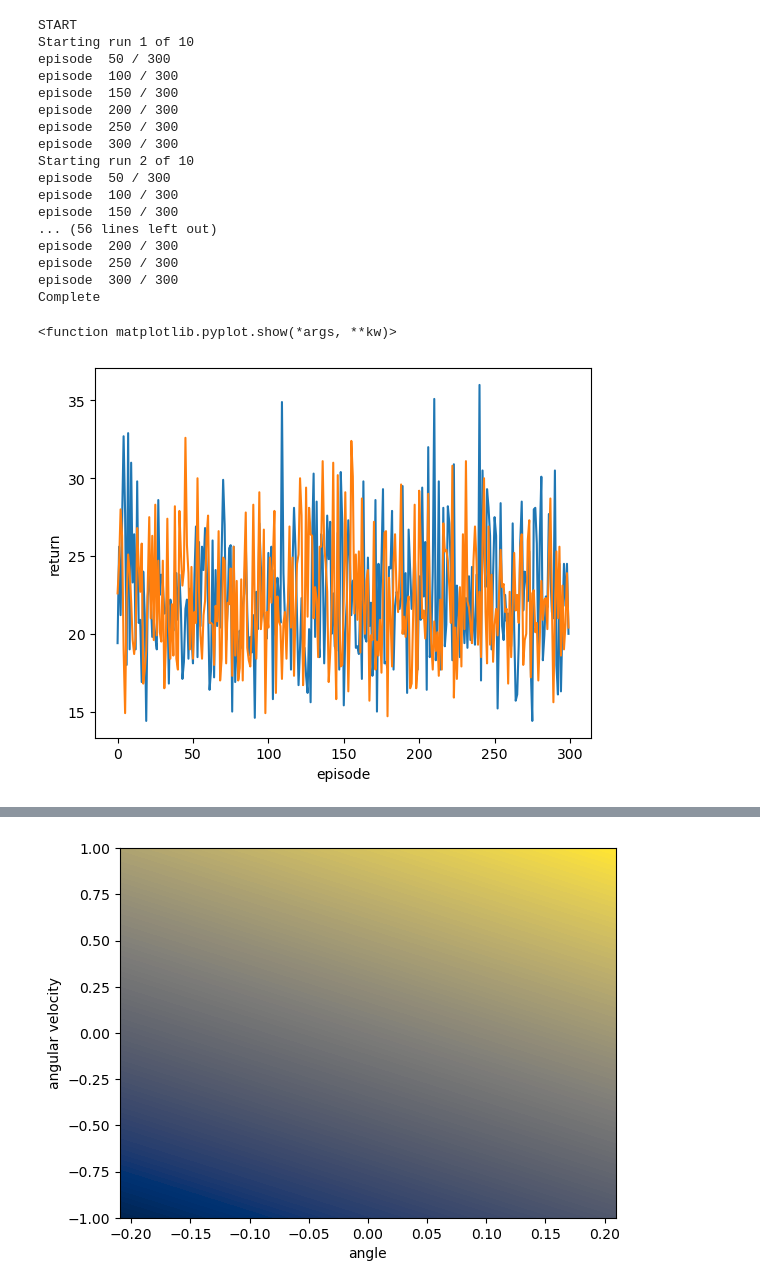
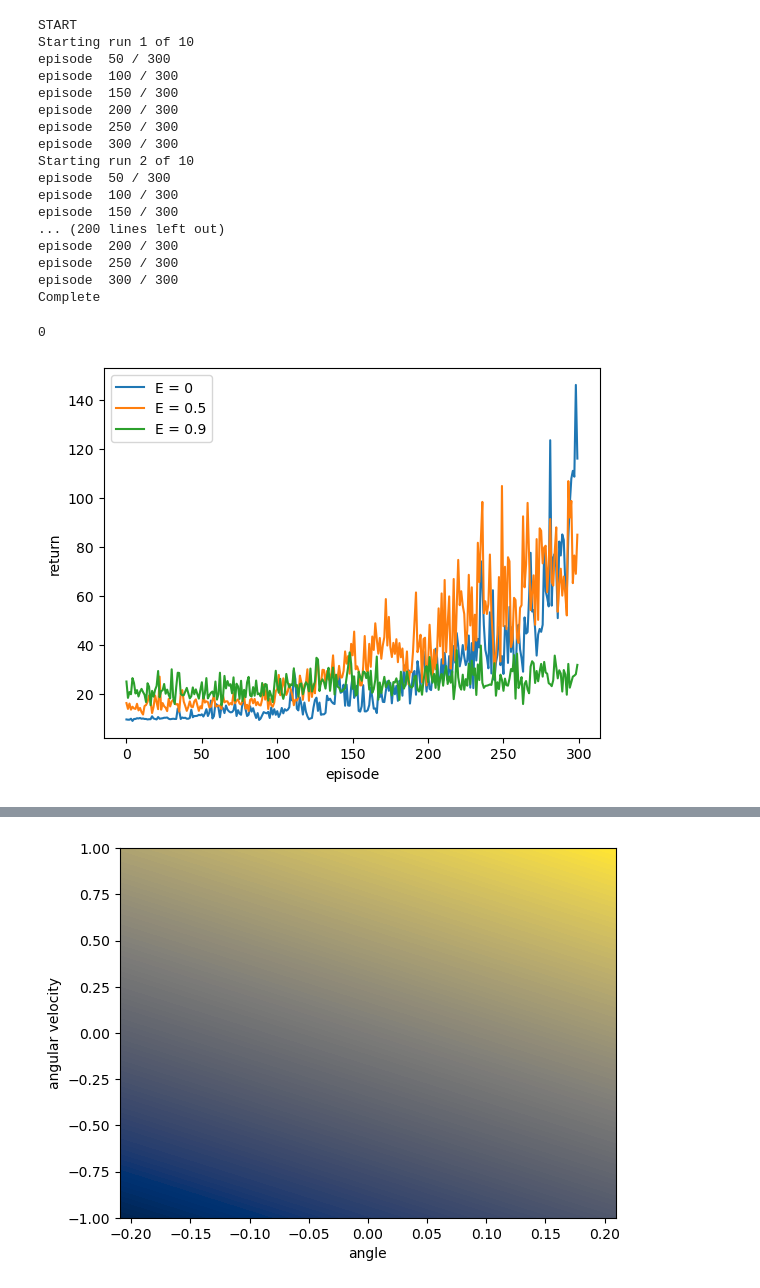
Before and after one commit to rusnnee/Reinforcement_Learning_Imperial, a Jupyter notebook: Coursework2/coursework2.ipynb, the cells around one changed output, grey strips where cells are left out. Saved outputs shown, nothing was run; the diff lists cells and outputs as text; code cells hidden in the pictures.

```diff
--- a/Coursework2/coursework2.ipynb
+++ b/Coursework2/coursework2.ipynb
@@ -114,3 +114,20 @@ def plot_results(runs_results):
     plt.fill_between(np.arange(300), means, means+stds, alpha=0.3, color='b')
     plt.fill_between(np.arange(300), means, means-stds, alpha=0.3, color='b')
     return 0
+# %%
+def plot_results_list(runs_results_list, label_list):
+# Plotting the learning curve
+# Placeholder plot, you are free to modify it
+    for runs_results, run_label in zip(runs_results_list, label_list) :
+        results = torch.tensor(runs_results)
+        means = results.float().mean(0)
+        stds = results.float().std(0)
+
+        plt.plot(torch.arange(300), means, label = run_label)
+        plt.ylabel("return")
+        plt.xlabel("episode")
+#         plt.fill_between(np.arange(300), means, means+stds, alpha=0.3, color='b')
+#         plt.fill_between(np.arange(300), means, means-stds, alpha=0.3, color='b')
+        plt.legend()
+
+    return 0
@@ -147,33 +241,28 @@ plt.show()
-# %%
-NUM_RUNS = 10
-EPSILON = 1      # placeholder value - you should implement your own exploration schedule
-replayBufferSize = 300
-replayBatchSize = 1
-updateFrequency = 5
-
-runs_results = learning (NUM_RUNS, EPSILON, replayBufferSize, replayBatchSize, updateFrequency)
-
-plot_results(runs_results_STANDARD)
-plot_results(runs_results)
-
-plt.show
-# %% [output]
-START
-Starting run 1 of 10
-episode  50 / 300
-episode  100 / 300
-episode  150 / 300
-episode  200 / 300
-episode  250 / 300
-episode  300 / 300
-Starting run 2 of 10
-episode  50 / 300
-episode  100 / 300
-episode  150 / 300
-... (56 lines left out)
-episode  200 / 300
-episode  250 / 300
-episode  300 / 300
-Complete
-<function matplotlib.pyplot.show(*args, **kw)>
-[figure, removed]
+# %%
+# GET RESULTS FOR DIFFERENT E, non decaying
+E_LIST = [0, 0.5, 0.9]
+# Need to adjust parameters to get less variation, or maybe just do it over more runs to get a better average
+#results_E = get_results_different_E(E_LIST)
+labels = ["E = " + str(E) for E in E_LIST]
+plt.axhline(y = 100, color = "r", linestyle = "--")
+plot_results_list(results_E, labels)
+# %% [output]
+START
+Starting run 1 of 10
+episode  50 / 300
+episode  100 / 300
+episode  150 / 300
+episode  200 / 300
+episode  250 / 300
+episode  300 / 300
+Starting run 2 of 10
+episode  50 / 300
+episode  100 / 300
+episode  150 / 300
+... (200 lines left out)
+episode  200 / 300
+episode  250 / 300
+episode  300 / 300
+Complete
+0
+[figure, added]
```
Also changed, not shown: parts of 13 cells of this notebook, 2 other files.
